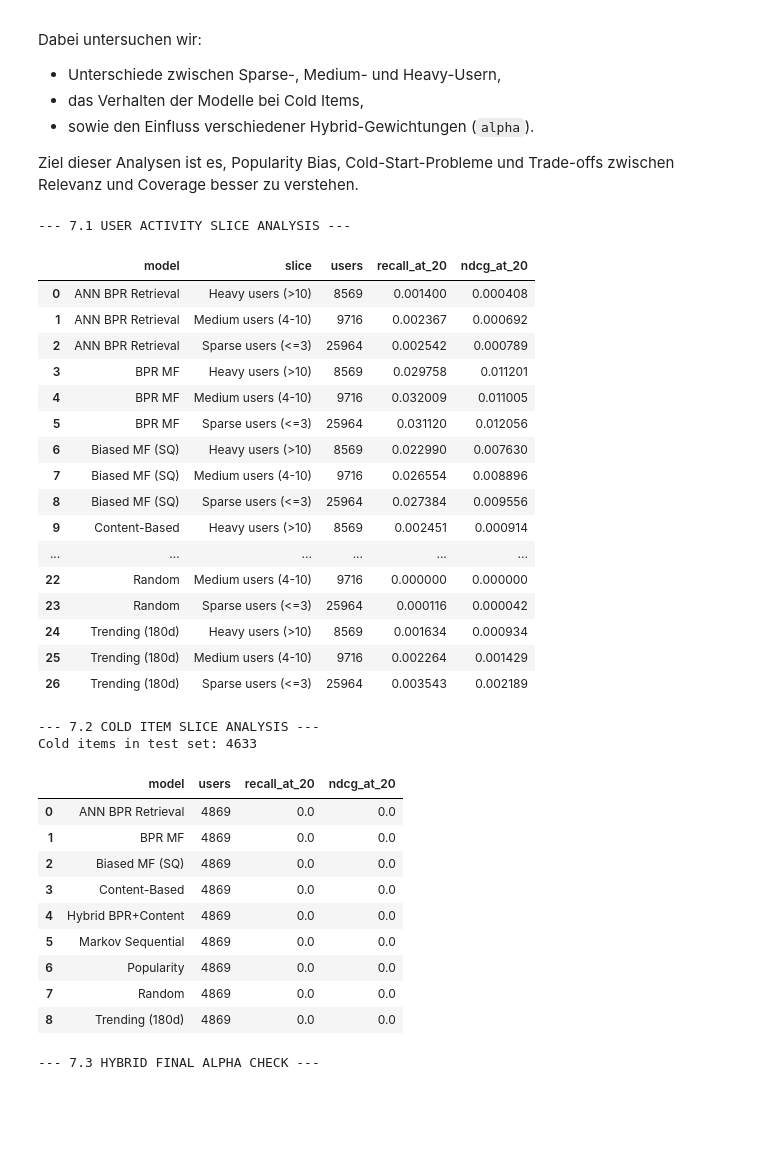
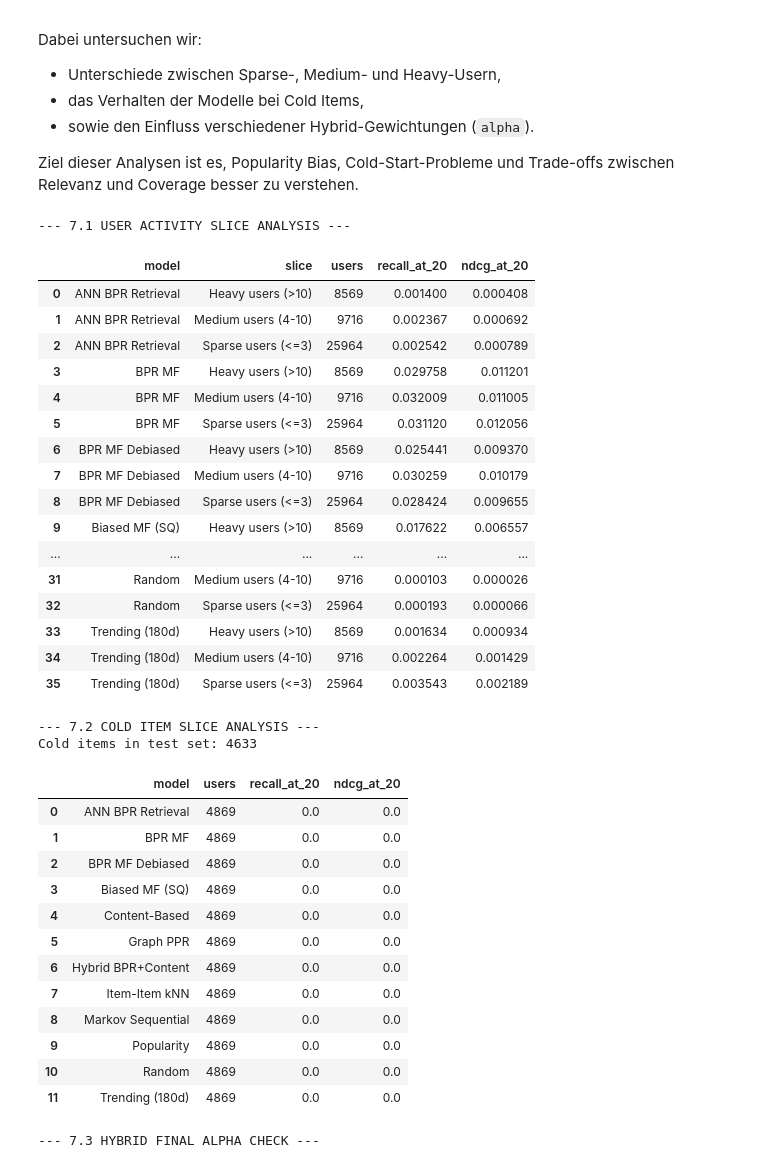
Before and after one commit to thukiy/recommended-systems, a Jupyter notebook: notebooks/03_fullrun_baseline_eval.ipynb, the cells around one changed output. Drawn from its saved outputs; the diff is of its cells as text; code cells hidden in the pictures; blank space fills up the shorter version.

Commit message:
Add XGBoost LTR, SNIPS metric, parallelized eval and full dataset results

```diff
--- a/notebooks/03_fullrun_baseline_eval.ipynb
+++ b/notebooks/03_fullrun_baseline_eval.ipynb
@@ -276,8 +274,7 @@ if RUN_CONTENT_BASED:
 
     content_candidate_ids = (
         train_df["recipe_id"]
-        .value_counts()
-        .head(CONTENT_CANDIDATE_ITEMS)
+        .value_counts()[:CONTENT_CANDIDATE_ITEMS]
         .index
     )
 
@@ -316,28 +313,22 @@ if RUN_CONTENT_BASED:
 # ============================================================
 # Item-Item kNN
 # ============================================================
-
 knn_model = None
 
 if RUN_KNN_ON_FULL_DATA:
+    print("\n[START] Item-Item kNN")
 
-    print("\n[START] Item-Item kNN")
+    # --- RAM SAVER: Begrenze kNN auf die 30.000 beliebtesten Items ---
+    # Das verhindert, dass die RAM-Auslastung bei der Matrix-Multiplikation 32GB sprengt.
+    knn_candidate_ids = train_df["recipe_id"].value_counts().head(30000).index
+    knn_train_df = train_df[train_df["recipe_id"].isin(knn_candidate_ids)].copy()
 
     knn_model = ItemItemKNN(
         k_neighbors=100,
         shrinkage=10
     )
-
-    knn_model.fit(train_df, item_col="recipe_id")
-
+    knn_model.fit(knn_train_df, item_col="recipe_id")
     print("[DONE] Item-Item kNN")
-
-else:
-
-    print(
-        "\n[SKIPPED] Item-Item kNN "
-        "(too expensive on full Food.com dataset)"
-    )
 
 
 # ============================================================
@@ -929,7 +936,7 @@ feature_columns = [
     "user_activity",
 ]
 
-ltr_ranker = PointwiseLTRRanker()
+ltr_ranker = PairwiseXGBRanker()
 
 ltr_ranker.fit(
     train_df=ltr_df,
@@ -1028,13 +1035,15 @@ def user_activity_group(user_id):
 
 slice_rows = []
 
-for user in test_users:
+# Wir nutzen enumerate, um den exakten Index aus Phase 4 wiederzufinden!
+for i, user in enumerate(test_users):
     group = user_activity_group(user)
     true_item = true_item_by_user[user]
-    user_hist = train_history.get(user, set())
 
-    for name, model in models.items():
-        recs = model.recommend(user, user_history=user_hist, k=K)
+    for name in models.keys():
+        # RECYCLE die Recommendations von vorhin! Kein neues model.recommend()!
+        recs = results[name]["all_recs"][i]
+
         slice_rows.append({
             "model": name,
             "slice": group,
@@ -1065,16 +1074,16 @@ display(slice_summary)
 | 3 | BPR MF | Heavy users (>10) | 8569 | 0.029758 | 0.011201 |
 | 4 | BPR MF | Medium users (4-10) | 9716 | 0.032009 | 0.011005 |
 | 5 | BPR MF | Sparse users (<=3) | 25964 | 0.031120 | 0.012056 |
-| 6 | Biased MF (SQ) | Heavy users (>10) | 8569 | 0.022990 | 0.007630 |
-| 7 | Biased MF (SQ) | Medium users (4-10) | 9716 | 0.026554 | 0.008896 |
-| 8 | Biased MF (SQ) | Sparse users (<=3) | 25964 | 0.027384 | 0.009556 |
-| 9 | Content-Based | Heavy users (>10) | 8569 | 0.002451 | 0.000914 |
+| 6 | BPR MF Debiased | Heavy users (>10) | 8569 | 0.025441 | 0.009370 |
+| 7 | BPR MF Debiased | Medium users (4-10) | 9716 | 0.030259 | 0.010179 |
+| 8 | BPR MF Debiased | Sparse users (<=3) | 25964 | 0.028424 | 0.009655 |
+| 9 | Biased MF (SQ) | Heavy users (>10) | 8569 | 0.017622 | 0.006557 |
 | ... | ... | ... | ... | ... | ... |
-| 22 | Random | Medium users (4-10) | 9716 | 0.000000 | 0.000000 |
-| 23 | Random | Sparse users (<=3) | 25964 | 0.000116 | 0.000042 |
-| 24 | Trending (180d) | Heavy users (>10) | 8569 | 0.001634 | 0.000934 |
-| 25 | Trending (180d) | Medium users (4-10) | 9716 | 0.002264 | 0.001429 |
-| 26 | Trending (180d) | Sparse users (<=3) | 25964 | 0.003543 | 0.002189 |
+| 31 | Random | Medium users (4-10) | 9716 | 0.000103 | 0.000026 |
+| 32 | Random | Sparse users (<=3) | 25964 | 0.000193 | 0.000066 |
+| 33 | Trending (180d) | Heavy users (>10) | 8569 | 0.001634 | 0.000934 |
+| 34 | Trending (180d) | Medium users (4-10) | 9716 | 0.002264 | 0.001429 |
+| 35 | Trending (180d) | Sparse users (<=3) | 25964 | 0.003543 | 0.002189 |
 # %%
 print("\n--- 7.2 COLD ITEM SLICE ANALYSIS ---")
 
@@ -1088,54 +1097,54 @@ print(f"Cold items in test set: {len(cold_items)}")
 
 cold_rows = []
 
-for user in cold_test_users:
+for i, user in enumerate(test_users):
     true_item = true_item_by_user[user]
 
-    # only evaluate users whose test item is a cold item
     if true_item not in cold_items:
         continue
 
-    user_hist = train_history.get(user, set())
-
-    for name, model in models.items():
-        recs = model.recommend(user, user_history=user_hist, k=K)
+    for name in models.keys():
+        recs = results[name]["all_recs"][i] # RECYCLE!
 
         cold_rows.append({
             "model": name,
             "recall": recall_at_k(recs, [true_item], k=K),
             "ndcg": ndcg_at_k(recs, [true_item], k=K),
         })
 
 cold_df = pd.DataFrame(cold_rows)
 
 if len(cold_df) == 0:
     print("No cold items found in test set under current split.")
 else:
     cold_summary = (
         cold_df
         .groupby("model")
         .agg(
             users=("recall", "count"),
             recall_at_20=("recall", "mean"),
             ndcg_at_20=("ndcg", "mean")
         )
         .reset_index()
     )
 
     display(cold_summary)
 # %% [output]
 --- 7.2 COLD ITEM SLICE ANALYSIS ---
 Cold items in test set: 4633
 |  | model | users | recall_at_20 | ndcg_at_20 |
 | 0 | ANN BPR Retrieval | 4869 | 0.0 | 0.0 |
 | 1 | BPR MF | 4869 | 0.0 | 0.0 |
-| 2 | Biased MF (SQ) | 4869 | 0.0 | 0.0 |
-| 3 | Content-Based | 4869 | 0.0 | 0.0 |
-| 4 | Hybrid BPR+Content | 4869 | 0.0 | 0.0 |
-| 5 | Markov Sequential | 4869 | 0.0 | 0.0 |
-| 6 | Popularity | 4869 | 0.0 | 0.0 |
-| 7 | Random | 4869 | 0.0 | 0.0 |
-| 8 | Trending (180d) | 4869 | 0.0 | 0.0 |
+| 2 | BPR MF Debiased | 4869 | 0.0 | 0.0 |
+| 3 | Biased MF (SQ) | 4869 | 0.0 | 0.0 |
+| 4 | Content-Based | 4869 | 0.0 | 0.0 |
+| 5 | Graph PPR | 4869 | 0.0 | 0.0 |
+| 6 | Hybrid BPR+Content | 4869 | 0.0 | 0.0 |
+| 7 | Item-Item kNN | 4869 | 0.0 | 0.0 |
+| 8 | Markov Sequential | 4869 | 0.0 | 0.0 |
+| 9 | Popularity | 4869 | 0.0 | 0.0 |
+| 10 | Random | 4869 | 0.0 | 0.0 |
+| 11 | Trending (180d) | 4869 | 0.0 | 0.0 |
 # %%
 print("\n--- 7.3 HYBRID FINAL ALPHA CHECK ---")
 
```
Also changed, not shown: parts of 15 cells of this notebook, 5 other files.
